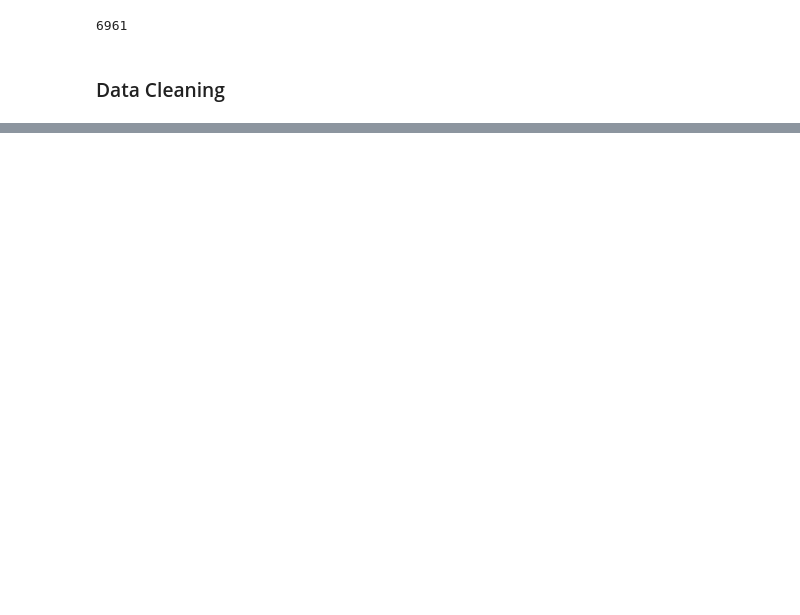
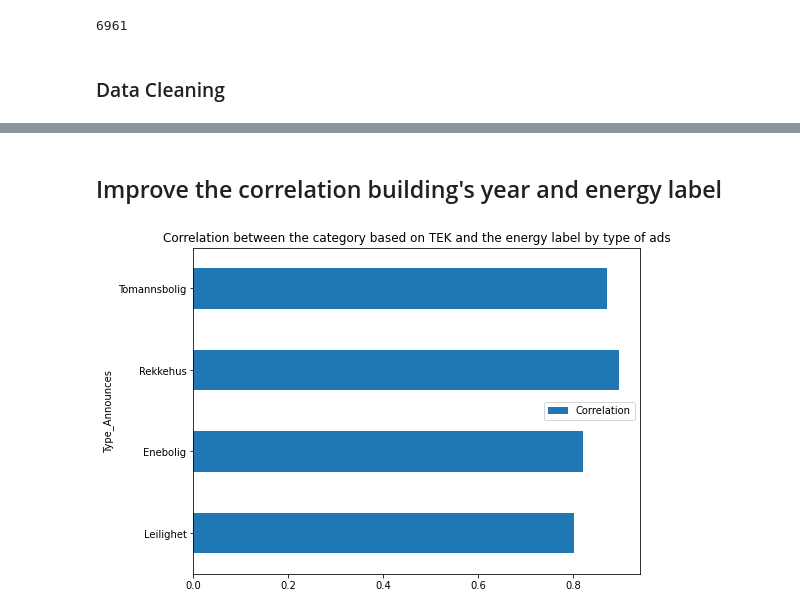
Before and after one commit to sysco-middleware/CLimateHackathon2022, a Jupyter notebook: Cleaning data .ipynb, the cells around one changed output, grey strips where cells are left out. Saved outputs shown, nothing was run; the diff lists cells and outputs as text; code cells hidden in the pictures; blank space fills up the shorter version.

```diff
--- a/Cleaning data .ipynb
+++ b/Cleaning data .ipynb
@@ -191,0 +212,19 @@ df.corr()
+# %% [markdown]
+## Improve the correlation building's year and energy label
+# %%
+corr_global = df.corr()['energy_label']['byggear_cat']
+#correlation year building vs energy label in function of the type of buildings
+
+corr_energy_labels_vs_type_ads=[]
+for type_ads in df['property_type_description'].unique():
+    local_corr = df[df['property_type_description'] == type_ads].corr()['energy_label']['byggear_cat']
+    corr_energy_labels_vs_type_ads.append(abs(local_corr))
+
+labels = df['property_type_description'].unique()
+# %%
+df_correlation= pd.DataFrame({'Type_Announces':labels,'Correlation':corr_energy_labels_vs_type_ads})
+# %%
+df_correlation.plot.barh(x='Type_Announces',y='Correlation',figsize=(8,6),title='Correlation between the category based on TEK and the energy label by type of ads')
+plt.savefig('correlation_by_type_building.pdf')
+# %% [output]
+[figure, added]
```
Also changed, not shown: parts of 46 cells of this notebook, 2 other files.
